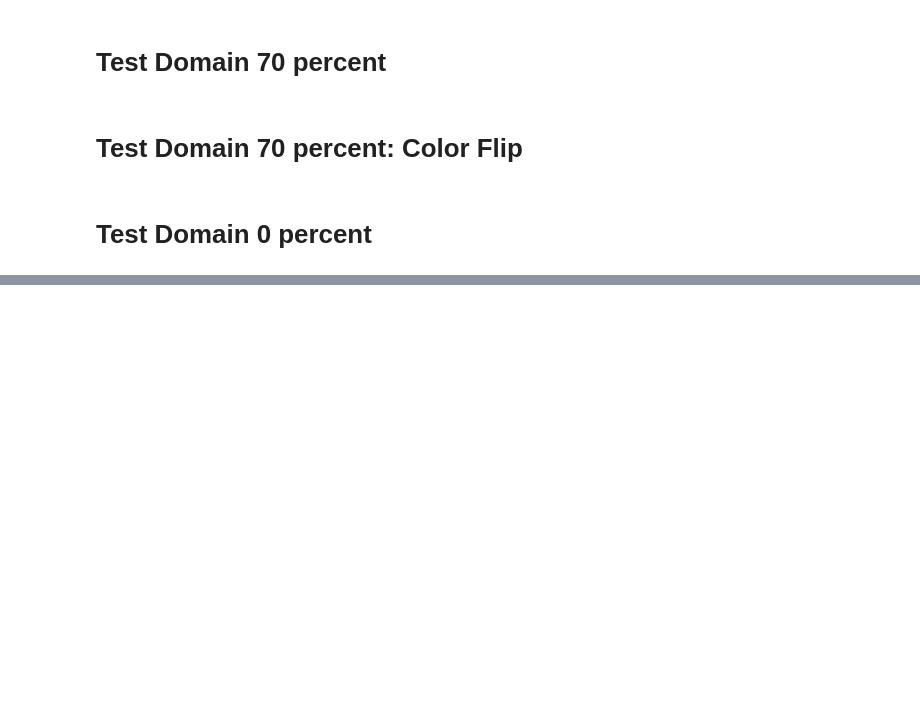
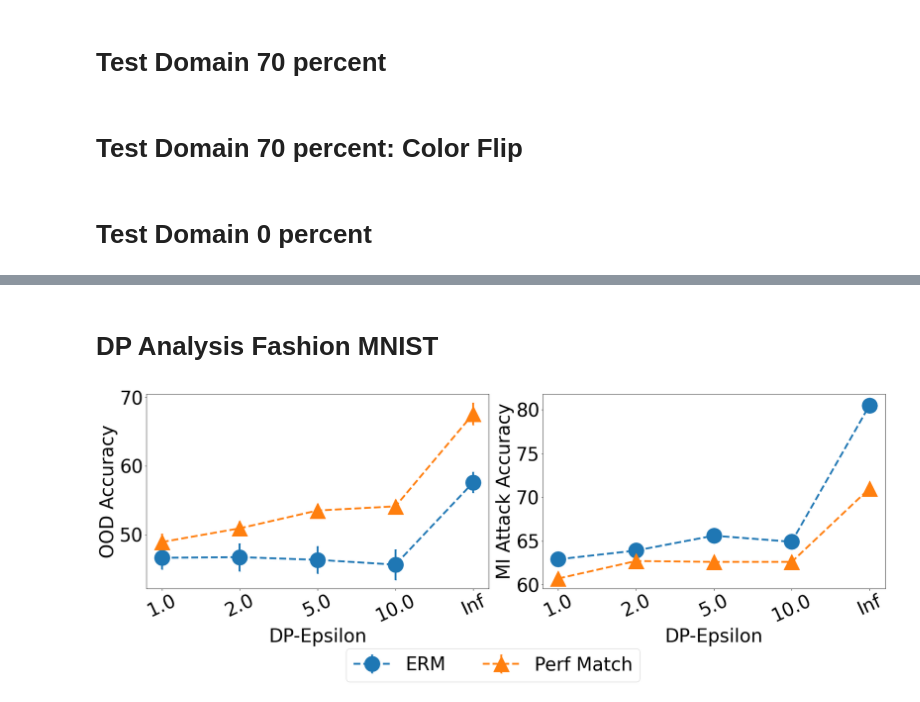
Before and after one commit to microsoft/robustdg, a Jupyter notebook: docs/notebooks/usenix_results.ipynb, the cells around one changed output, grey strips where cells are left out. Drawn from its saved outputs; the diff is of its cells as text; code cells hidden in the pictures; blank space fills up the shorter version.

```diff
--- a/docs/notebooks/usenix_results.ipynb
+++ b/docs/notebooks/usenix_results.ipynb
@@ -234,0 +351,46 @@ att_err=[]
+# %% [markdown]
+# DP Analysis Fashion MNIST
+# %%
+x=['1.0', '2.0', '5.0', '10.0', 'Inf']
+matplotlib.rcParams.update({'errorbar.capsize': 2})
+fig, ax = plt.subplots(1, 2, figsize=(24, 8))
+fontsize=40
+fontsize_lgd= fontsize/1.2
+marker_list = ['o', '^']
+
+#OOD Accuracy
+ax[0].tick_params(labelsize=fontsize)
+ax[0].set_xticklabels(x, rotation=25)
+ax[0].set_ylabel('OOD Accuracy', fontsize=fontsize)
+ax[0].set_xlabel('DP-Epsilon', fontsize=fontsize)
+
+erm_acc= [46.6, 46.7, 46.3, 45.6, 57.6]
+erm_std= [1.70, 2.03, 1.99, 2.19, 1.53]
+perf_acc= [48.9, 50.9, 53.5, 54.1, 67.6]
+perf_std= [1.19, 1.01, 0.95, 0.89, 1.63]
+
+ax[0].errorbar(x, erm_acc, yerr=erm_std, marker= marker_list[0], markersize= fontsize_lgd, linewidth=4, fmt='o--', label='ERM')
+ax[0].errorbar(x, perf_acc, yerr=perf_std, marker= marker_list[1], markersize= fontsize_lgd, linewidth=4, fmt='o--', label='Perf Match')
+
+#MI Attack
+ax[1].tick_params(labelsize=fontsize)
+ax[1].set_xticklabels(x, rotation=25)
+ax[1].set_ylabel('MI Attack Accuracy', fontsize=fontsize)
+ax[1].set_xlabel('DP-Epsilon', fontsize=fontsize)
+
+erm_acc=  [62.9, 63.9, 65.6, 64.9, 80.5]
+erm_std=  [0.75, 0.68, 0.44, 0.51, 0.31]
+perf_acc= [60.7, 62.7, 62.6, 62.6, 71.0]
+perf_std= [0.13, 0.25, 0.18, 0.31, 0.60]
+
+ax[1].errorbar(x, erm_acc, yerr=erm_std, marker= marker_list[0], markersize= fontsize_lgd, linewidth=4, fmt='o--', label='ERM')
+ax[1].errorbar(x, perf_acc, yerr=perf_std, marker= marker_list[1], markersize= fontsize_lgd, linewidth=4, fmt='o--', label='Perf Match')
+
+
+lines, labels = fig.axes[-1].get_legend_handles_labels()
+lgd= fig.legend(lines, labels, loc="lower center", bbox_to_anchor=(0.5, -0.15), fontsize=fontsize, ncol=3)
+
+plt.tight_layout()
+plt.savefig('../../results/dp_fmnist.pdf', bbox_extra_artists=(lgd,), bbox_inches='tight',  dpi=600)
+# %% [output]
+[figure, added]
```
Also changed, not shown: parts of 19 cells of this notebook, 24 other files.
